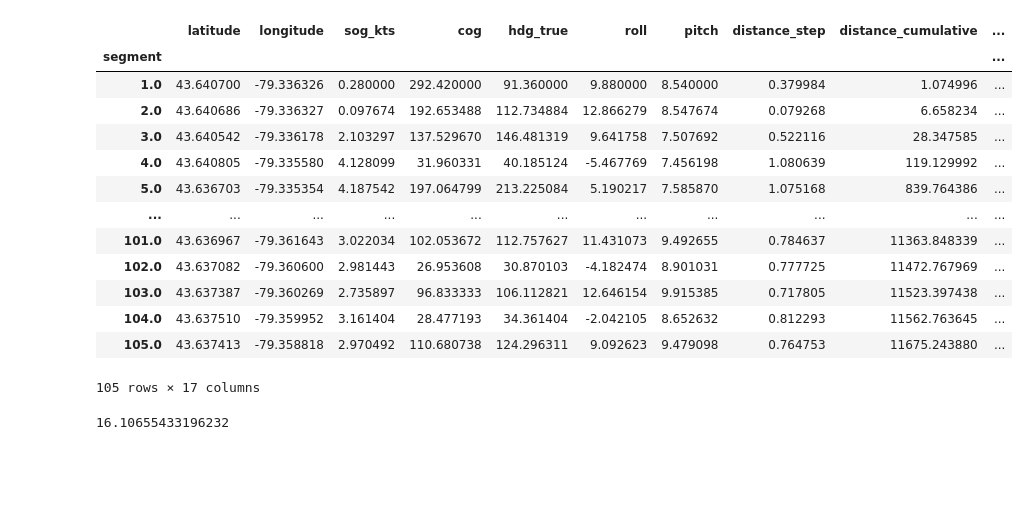
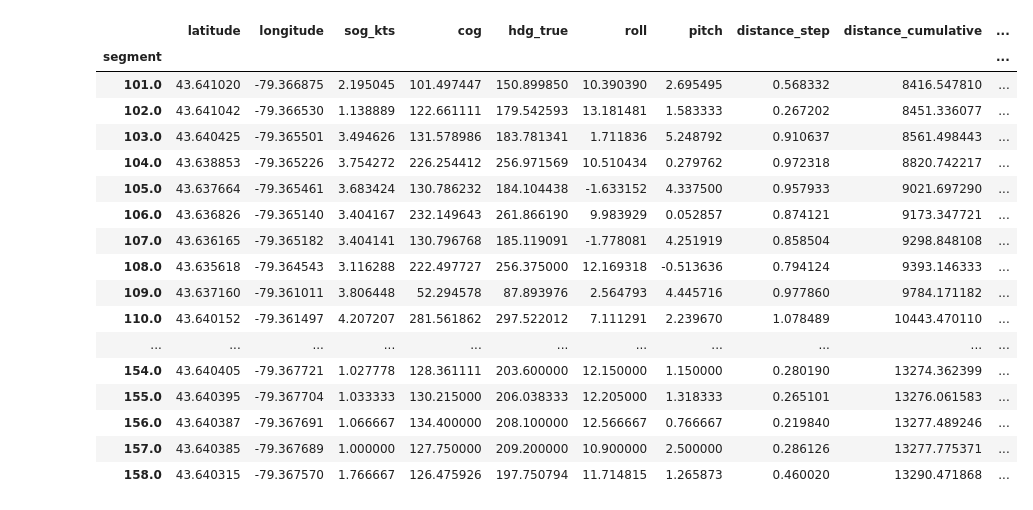
Before and after one commit to dtredger/gpx-analytics, a Jupyter notebook: Untitled.ipynb, the cells around one changed output. Drawn from its saved outputs; the diff is of its cells as text; code cells hidden in the pictures; blank space fills up the shorter version.

```diff
--- a/Untitled.ipynb
+++ b/Untitled.ipynb
@@ -347,22 +79,0 @@ calculate_initial_compass_bearing((43.637037, -79.368247),(43.637750, -79.359841
-# %%
-f=session.df
-g=f.groupby('segment')#, axis="columns")
-
-g.mean(numeric_only=True)
-
-# g.sum('time_diff')
-# %% [output]
-|  | latitude | longitude | sog_kts | cog | hdg_true | roll | pitch | distance_step | distance_cumulative | ... |
-| segment |  |  |  |  |  |  |  |  |  | ... |
-| 1.0 | 43.640700 | -79.336326 | 0.280000 | 292.420000 | 91.360000 | 9.880000 | 8.540000 | 0.379984 | 1.074996 | ... |
-| 2.0 | 43.640686 | -79.336327 | 0.097674 | 192.653488 | 112.734884 | 12.866279 | 8.547674 | 0.079268 | 6.658234 | ... |
-| 3.0 | 43.640542 | -79.336178 | 2.103297 | 137.529670 | 146.481319 | 9.641758 | 7.507692 | 0.522116 | 28.347585 | ... |
-| 4.0 | 43.640805 | -79.335580 | 4.128099 | 31.960331 | 40.185124 | -5.467769 | 7.456198 | 1.080639 | 119.129992 | ... |
-| 5.0 | 43.636703 | -79.335354 | 4.187542 | 197.064799 | 213.225084 | 5.190217 | 7.585870 | 1.075168 | 839.764386 | ... |
-| ... | ... | ... | ... | ... | ... | ... | ... | ... | ... | ... |
-| 101.0 | 43.636967 | -79.361643 | 3.022034 | 102.053672 | 112.757627 | 11.431073 | 9.492655 | 0.784637 | 11363.848339 | ... |
-| 102.0 | 43.637082 | -79.360600 | 2.981443 | 26.953608 | 30.870103 | -4.182474 | 8.901031 | 0.777725 | 11472.767969 | ... |
-| 103.0 | 43.637387 | -79.360269 | 2.735897 | 96.833333 | 106.112821 | 12.646154 | 9.915385 | 0.717805 | 11523.397438 | ... |
-| 104.0 | 43.637510 | -79.359952 | 3.161404 | 28.477193 | 34.361404 | -2.042105 | 8.652632 | 0.812293 | 11562.763645 | ... |
-| 105.0 | 43.637413 | -79.358818 | 2.970492 | 110.680738 | 124.296311 | 9.092623 | 9.479098 | 0.764753 | 11675.243880 | ... |
-105 rows × 17 columns
@@ -371 +80,22 @@ i=3000
+# %%
+session.filtered_df.groupby('segment').mean()
+# %% [output]
+|  | latitude | longitude | sog_kts | cog | hdg_true | roll | pitch | distance_step | distance_cumulative | ... |
+| segment |  |  |  |  |  |  |  |  |  | ... |
+| 101.0 | 43.641020 | -79.366875 | 2.195045 | 101.497447 | 150.899850 | 10.390390 | 2.695495 | 0.568332 | 8416.547810 | ... |
+| 102.0 | 43.641042 | -79.366530 | 1.138889 | 122.661111 | 179.542593 | 13.181481 | 1.583333 | 0.267202 | 8451.336077 | ... |
+| 103.0 | 43.640425 | -79.365501 | 3.494626 | 131.578986 | 183.781341 | 1.711836 | 5.248792 | 0.910637 | 8561.498443 | ... |
+| 104.0 | 43.638853 | -79.365226 | 3.754272 | 226.254412 | 256.971569 | 10.510434 | 0.279762 | 0.972318 | 8820.742217 | ... |
+| 105.0 | 43.637664 | -79.365461 | 3.683424 | 130.786232 | 184.104438 | -1.633152 | 4.337500 | 0.957933 | 9021.697290 | ... |
+| 106.0 | 43.636826 | -79.365140 | 3.404167 | 232.149643 | 261.866190 | 9.983929 | 0.052857 | 0.874121 | 9173.347721 | ... |
+| 107.0 | 43.636165 | -79.365182 | 3.404141 | 130.796768 | 185.119091 | -1.778081 | 4.251919 | 0.858504 | 9298.848108 | ... |
+| 108.0 | 43.635618 | -79.364543 | 3.116288 | 222.497727 | 256.375000 | 12.169318 | -0.513636 | 0.794124 | 9393.146333 | ... |
+| 109.0 | 43.637160 | -79.361011 | 3.806448 | 52.294578 | 87.893976 | 2.564793 | 4.445716 | 0.977860 | 9784.171182 | ... |
+| 110.0 | 43.640152 | -79.361497 | 4.207207 | 281.561862 | 297.522012 | 7.111291 | 2.239670 | 1.078489 | 10443.470110 | ... |
+| ... | ... | ... | ... | ... | ... | ... | ... | ... | ... | ... |
+| 154.0 | 43.640405 | -79.367721 | 1.027778 | 128.361111 | 203.600000 | 12.150000 | 1.150000 | 0.280190 | 13274.362399 | ... |
+| 155.0 | 43.640395 | -79.367704 | 1.033333 | 130.215000 | 206.038333 | 12.205000 | 1.318333 | 0.265101 | 13276.061583 | ... |
+| 156.0 | 43.640387 | -79.367691 | 1.066667 | 134.400000 | 208.100000 | 12.566667 | 0.766667 | 0.219840 | 13277.489246 | ... |
+| 157.0 | 43.640385 | -79.367689 | 1.000000 | 127.750000 | 209.200000 | 10.900000 | 2.500000 | 0.286126 | 13277.775371 | ... |
+| 158.0 | 43.640315 | -79.367570 | 1.766667 | 126.475926 | 197.750794 | 11.714815 | 1.265873 | 0.460020 | 13290.471868 | ... |
 # %%
@@ -375,4 +102,0 @@ session.df['leeway']=abs(session.df['cog']-session.df['hdg_true'])* session.df['
-# %%
-np.mean(session.df['leeway'])
-# %% [output]
-16.10655433196232
```
Also changed, not shown: parts of 20 cells of this notebook, 19 other files.
